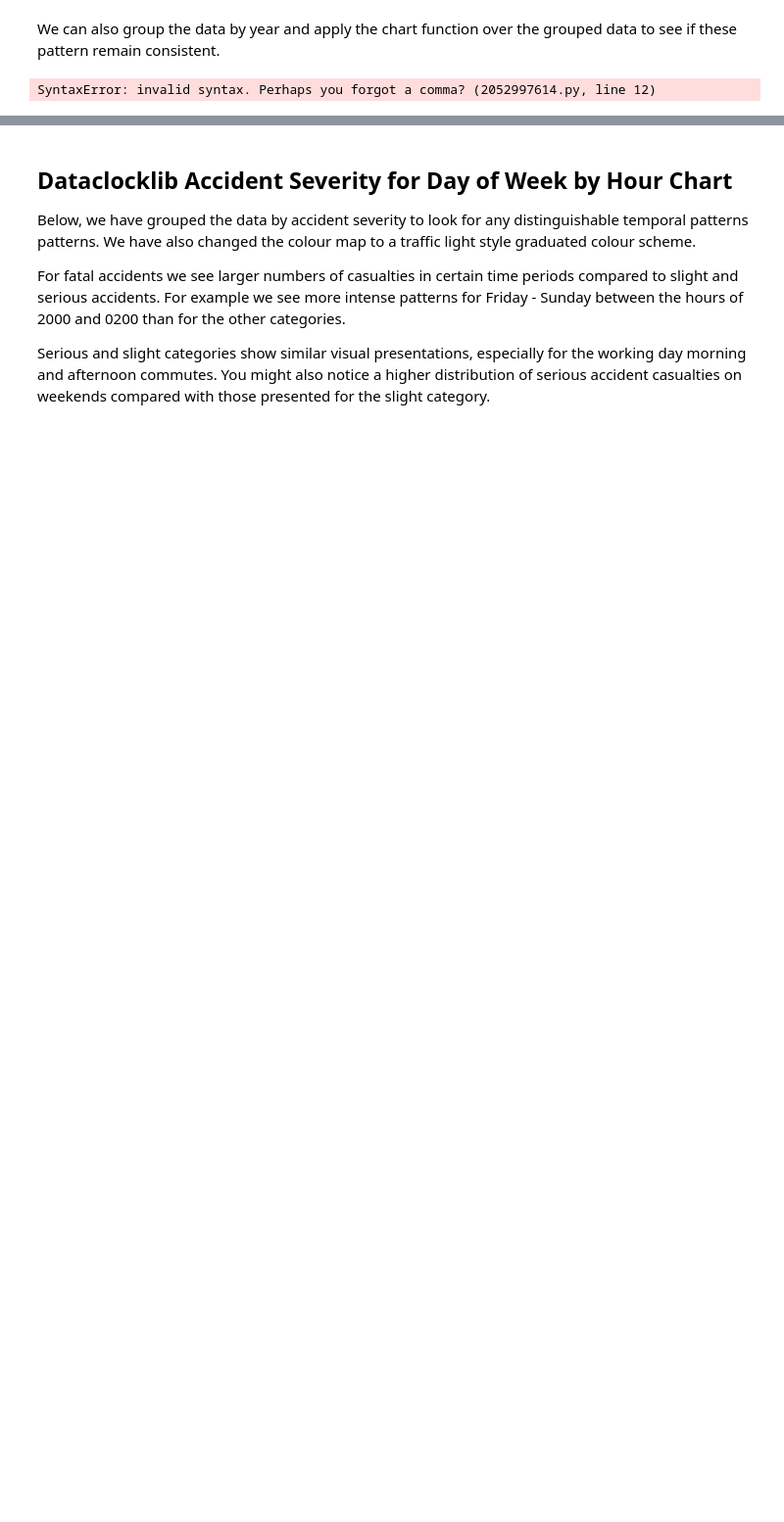
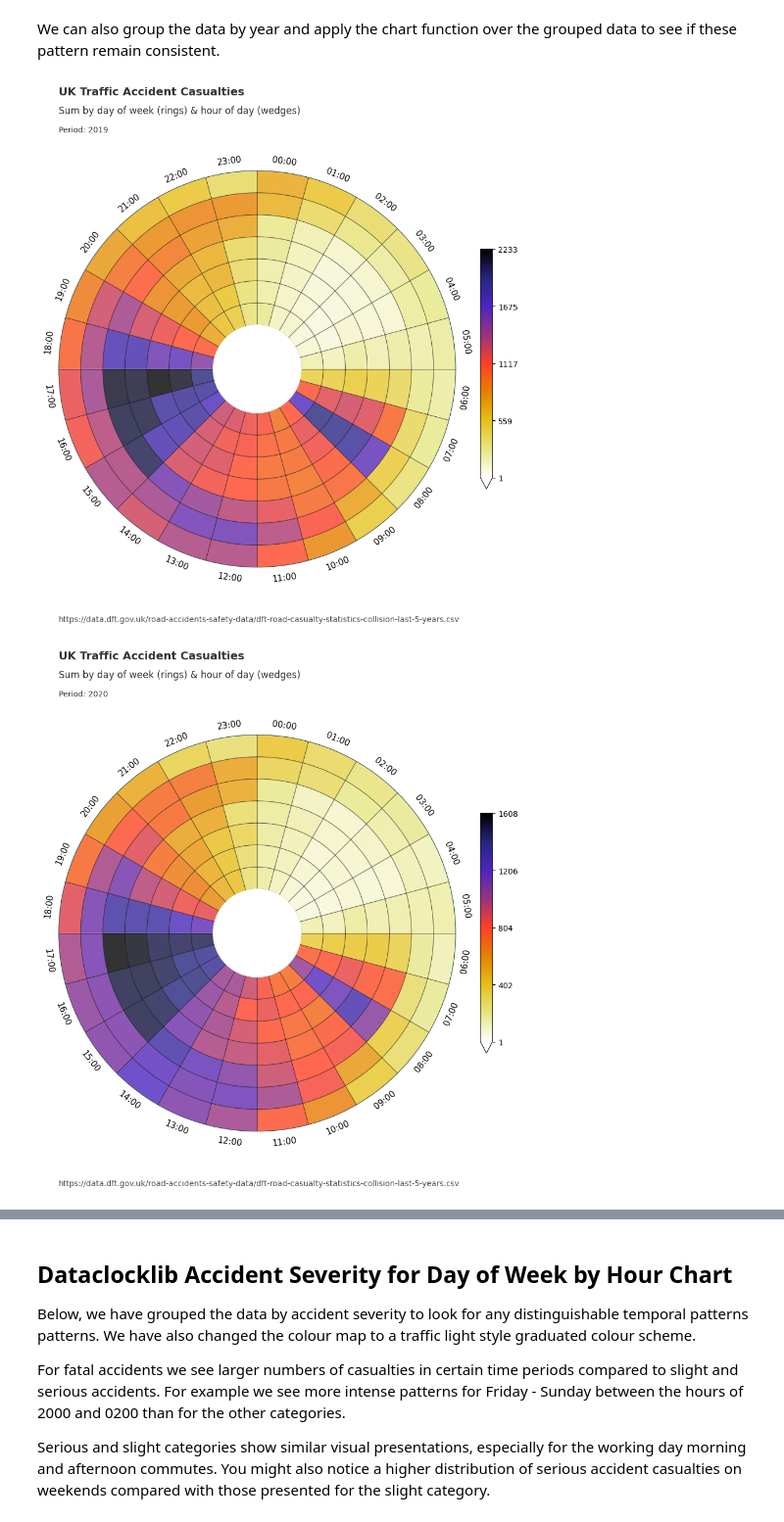
Before and after one commit to andyrids/dataclocklib, a Jupyter notebook: docs/source/tutorial.ipynb, the cells around one changed output, grey strips where cells are left out. Shown at 98% size. Drawn from its saved outputs; the diff is of its cells as text; code cells hidden in the pictures; blank space fills up the shorter version.

Commit message:
fix: remove errors from tutorial notebook.

```diff
--- a/docs/source/tutorial.ipynb
+++ b/docs/source/tutorial.ipynb
@@ -640,20 +640,21 @@ We can also group the data by year and apply the chart function over the grouped
 # %%
 data_grouped = data.assign(year=lambda x: x["date_time"].dt.year).groupby("year")
 for year, view in data_grouped:
       graph_data, fig, ax = dataclock(
             data=view,
             date_column="date_time",
             agg_column="number_of_casualties",
             agg="sum",
             mode="DOW_HOUR",
             cmap_name="CMRmap_r",
-            spine_color="darkslaterey",
+            spine_color="darkslategrey",
             grid_color="black",
-            default_text=True
+            default_text=True,
             chart_title=f"UK Traffic Accident Casualties",
             chart_subtitle=None,
             chart_period=f"Period: {year}",
             chart_source="https://data.dft.gov.uk/road-accidents-safety-data/dft-road-casualty-statistics-collision-last-5-years.csv",
       )
 # %% [output]
-SyntaxError: invalid syntax. Perhaps you forgot a comma? (2052997614.py, line 12)
+[figure, added]
+[figure, added]
```
Also changed, not shown: parts of 2 cells of this notebook.
